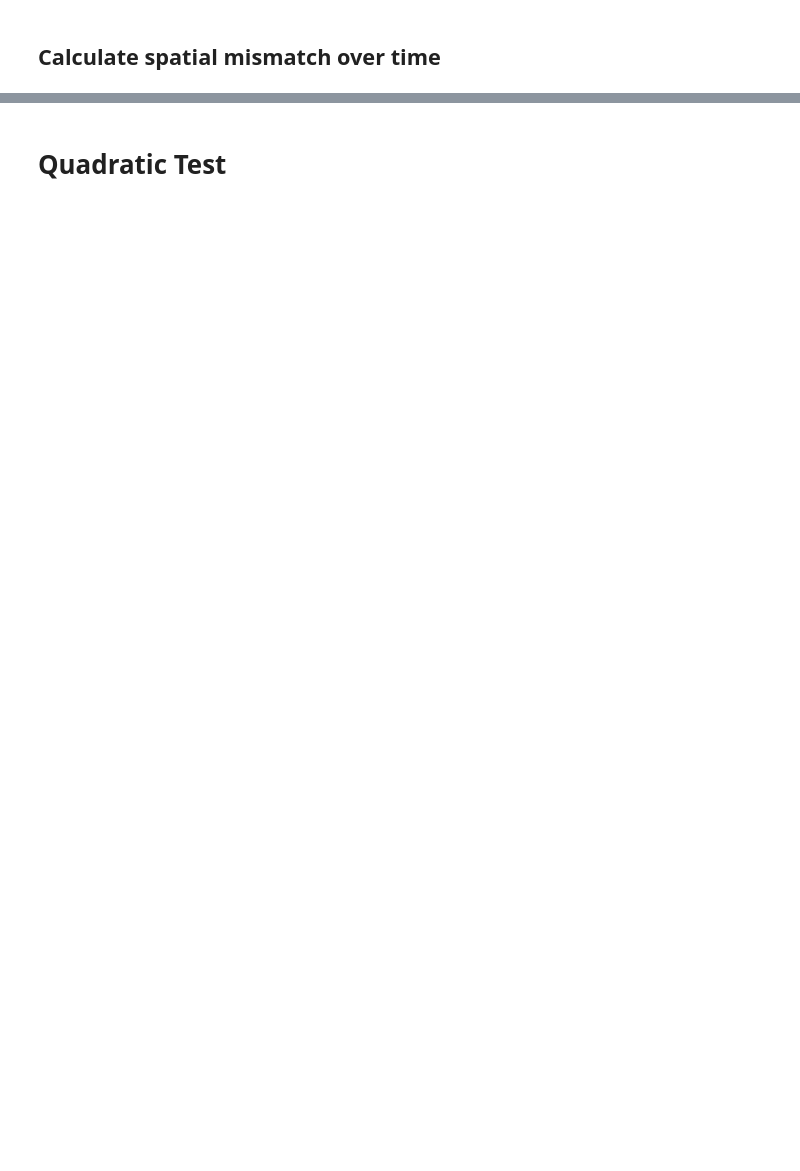
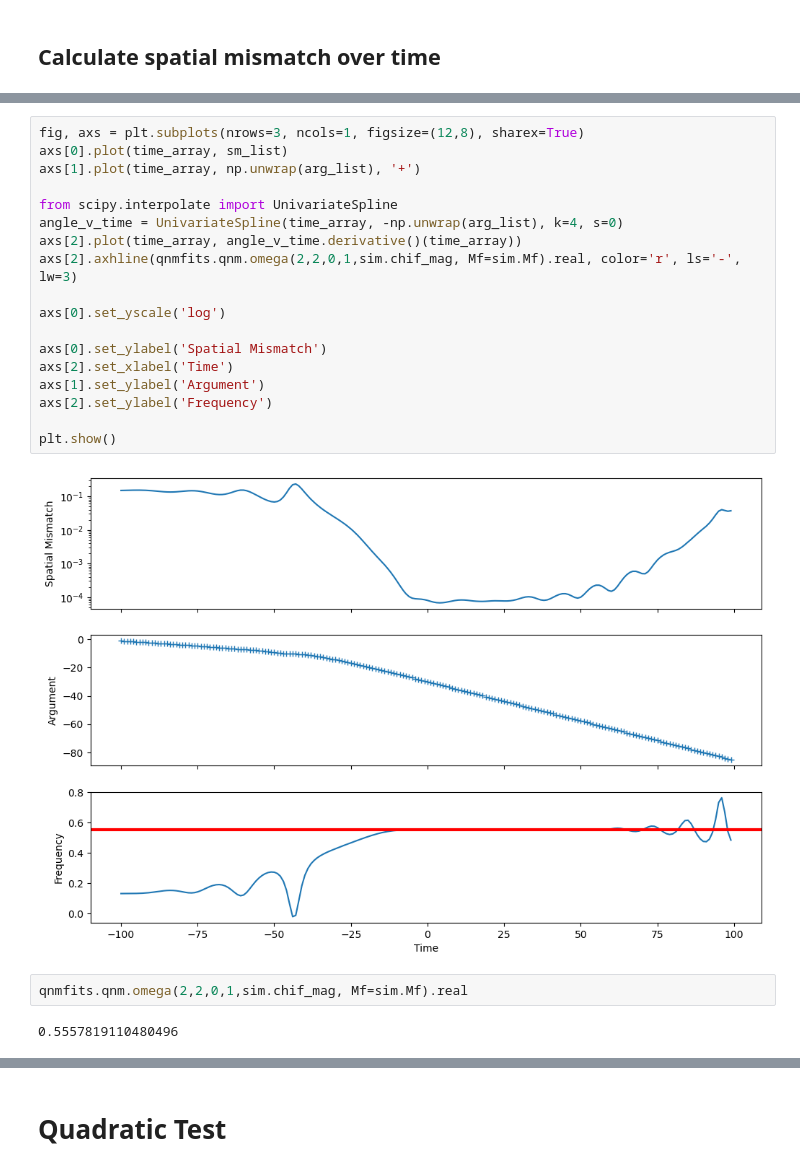
Before and after one commit to Richardvnd/quadratic_qnm, a Jupyter notebook: spatial_reconstruction_of_QNMs.ipynb, the cells around one changed output, grey strips where cells are left out. Cells and saved outputs as stored; diff of their text form; blank space fills up the shorter version.

```diff
--- a/spatial_reconstruction_of_QNMs.ipynb
+++ b/spatial_reconstruction_of_QNMs.ipynb
@@ -108,6 +117,30 @@ axs[1].set_ylabel('Argument')
 plt.show()
 # %% [output]
 [figure]
+# %%
+fig, axs = plt.subplots(nrows=3, ncols=1, figsize=(12,8), sharex=True)
+axs[0].plot(time_array, sm_list)
+axs[1].plot(time_array, np.unwrap(arg_list), '+')
+
+from scipy.interpolate import UnivariateSpline
+angle_v_time = UnivariateSpline(time_array, -np.unwrap(arg_list), k=4, s=0)
+axs[2].plot(time_array, angle_v_time.derivative()(time_array))
+axs[2].axhline(qnmfits.qnm.omega(2,2,0,1,sim.chif_mag, Mf=sim.Mf).real, color='r', ls='-', lw=3)
+
+axs[0].set_yscale('log')
+
+axs[0].set_ylabel('Spatial Mismatch')
+axs[2].set_xlabel('Time')
+axs[1].set_ylabel('Argument')
+axs[2].set_ylabel('Frequency')
+
+plt.show()
+# %% [output]
+[figure, added]
+# %%
+qnmfits.qnm.omega(2,2,0,1,sim.chif_mag, Mf=sim.Mf).real
+# %% [output]
+0.5557819110480496
 # %%
 import numpy as np
 
```
Also changed, not shown: parts of 7 cells of this notebook, 1 other file.
